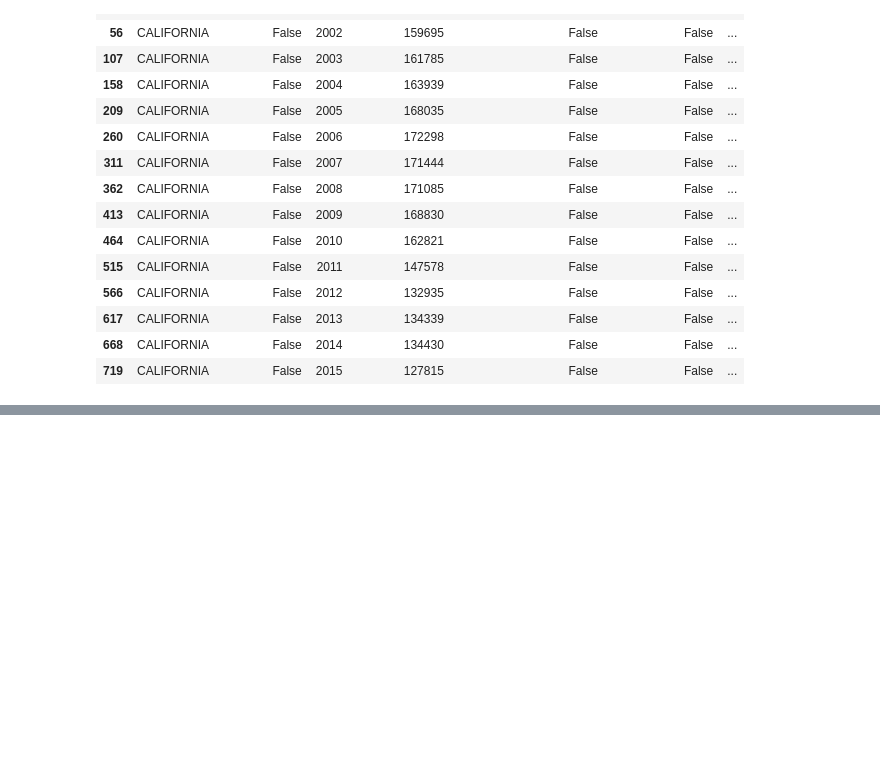
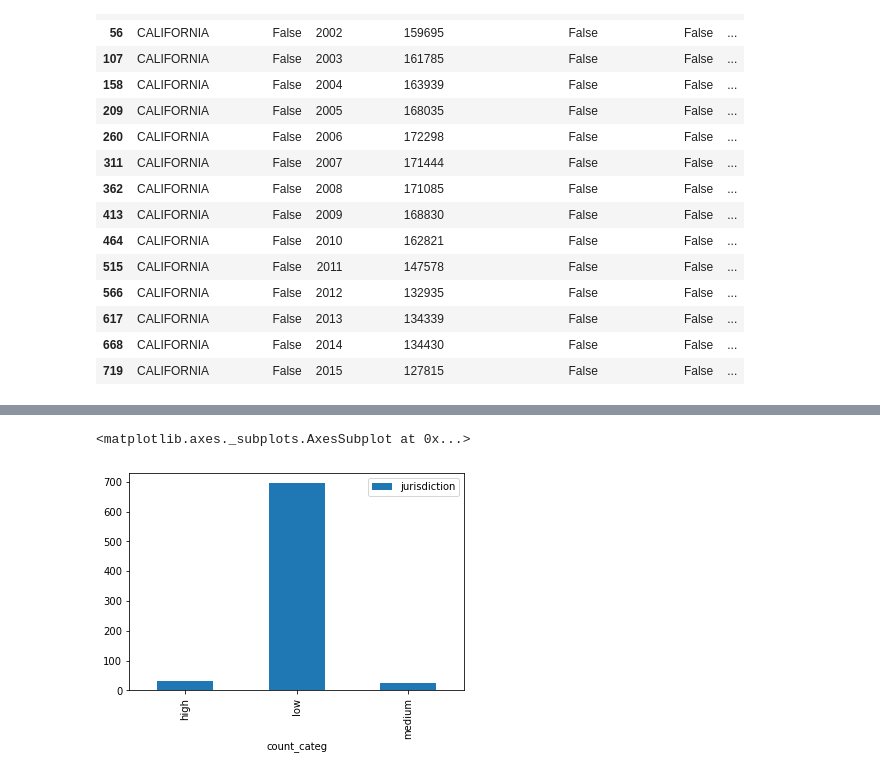
Before and after one commit to nahcn/ECS171-Project, a Jupyter notebook: data_management/CrimeAndIncarceration.ipynb, the cells around one changed output, grey strips where cells are left out. Drawn from its saved outputs; the diff is of its cells as text; code cells hidden in the pictures; blank space fills up the shorter version.

Commit message:
created thresholds for prisoner count

```diff
--- a/data_management/CrimeAndIncarceration.ipynb
+++ b/data_management/CrimeAndIncarceration.ipynb
@@ -555,0 +556,21 @@ RMSE: 8729.551890167531
+# %%
+#Calculting Thresholds for prisoner count across states
+
+min_wt = min(df_copy['prisoner_count'])
+max_wt = max(df_copy['prisoner_count'])
+per_bin = (max_wt - min_wt)/3
+
+bin1_start = min(df_copy['prisoner_count'])
+bin1_end = bin1_start + per_bin
+bin2_end = bin1_end + per_bin
+
+def label_wt(row):
+    if bin1_start <= row['prisoner_count'] and row['prisoner_count'] <= bin1_end:
+        return 'low'
+    elif row['prisoner_count'] <= bin2_end:
+        return 'medium'
+    else:
+        return 'high'
+
+df_copy['count_categ'] = df_copy.apply(lambda row: label_wt(row),axis=1)
+print("Thresholds: \nBin 1 = ",bin1_end,"\nBin 2 = ",bin2_end,"\nBin 3 = ",max_wt,"\nSize of each bin = ",per_bin)
@@ -555,0 +592,5 @@ RMSE: 8729.551890167531
+# %%
+df_copy.groupby('count_categ').count().reset_index().plot.bar(x='count_categ',y='jurisdiction')
+# %% [output]
+<matplotlib.axes._subplots.AxesSubplot at 0x...>
+[figure, added]
```
Also changed, not shown: parts of 4 cells of this notebook.
